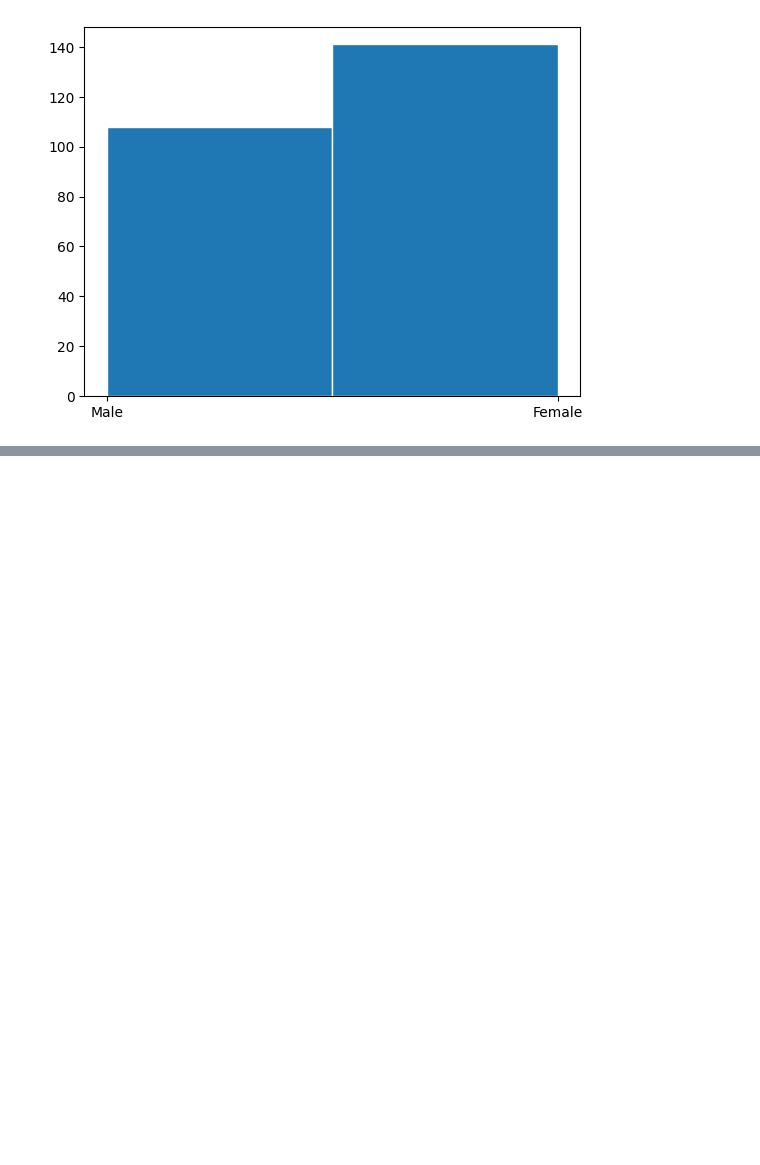
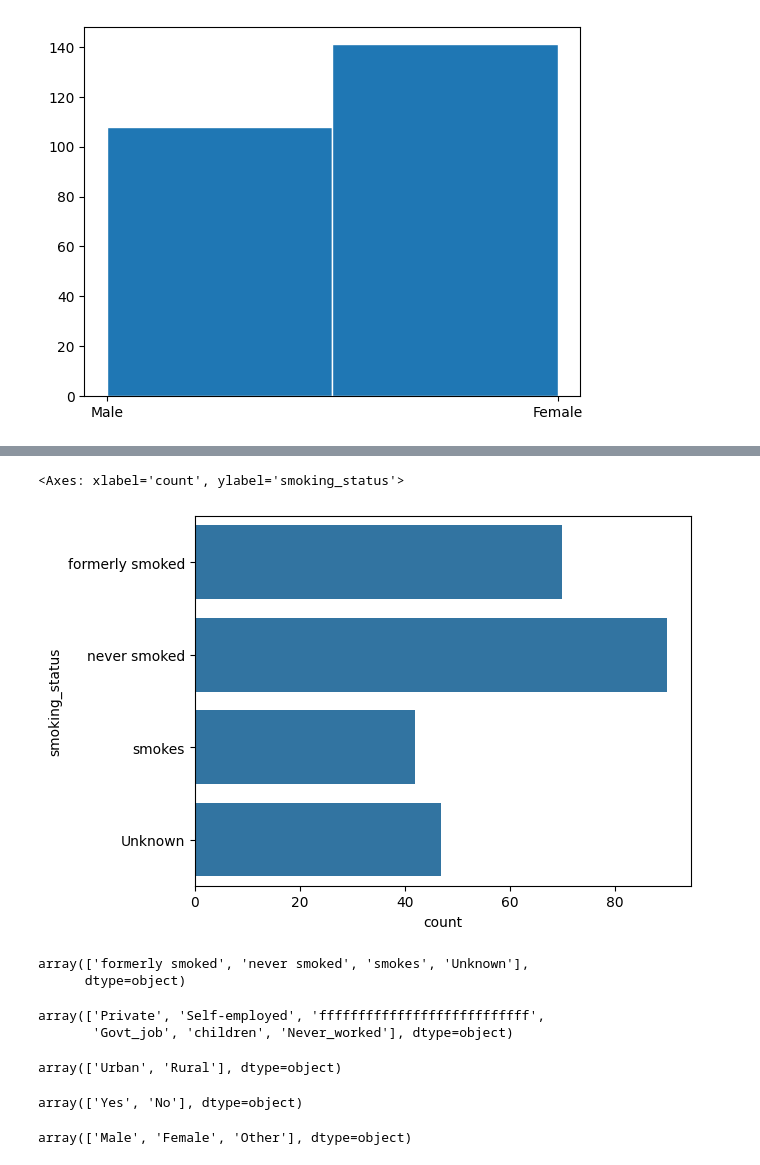
Before and after one commit to balen-arenas/msds-670-week-5-6-project, a Jupyter notebook: msds_670_data_visualization_week_5_6_project.ipynb, the cells around one changed output, grey strips where cells are left out. Saved outputs shown, nothing was run; the diff lists cells and outputs as text; code cells hidden in the pictures; blank space fills up the shorter version.

```diff
--- a/msds_670_data_visualization_week_5_6_project.ipynb
+++ b/msds_670_data_visualization_week_5_6_project.ipynb
@@ -109,0 +120,27 @@ plt.show()
+# %%
+sns.countplot(df2['smoking_status'])
+# %% [output]
+<Axes: xlabel='count', ylabel='smoking_status'>
+[figure, added]
+# %%
+df.smoking_status.unique()
+# %% [output]
+array(['formerly smoked', 'never smoked', 'smokes', 'Unknown'],
+      dtype=object)
+# %%
+df.work_type.unique()
+# %% [output]
+array(['Private', 'Self-employed', 'fffffffffffffffffffffffffff',
+       'Govt_job', 'children', 'Never_worked'], dtype=object)
+# %%
+df.Residence_type.unique()
+# %% [output]
+array(['Urban', 'Rural'], dtype=object)
+# %%
+df.ever_married.unique()
+# %% [output]
+array(['Yes', 'No'], dtype=object)
+# %%
+df.gender.unique()
+# %% [output]
+array(['Male', 'Female', 'Other'], dtype=object)
```
Also changed, not shown: parts of 12 cells of this notebook.
